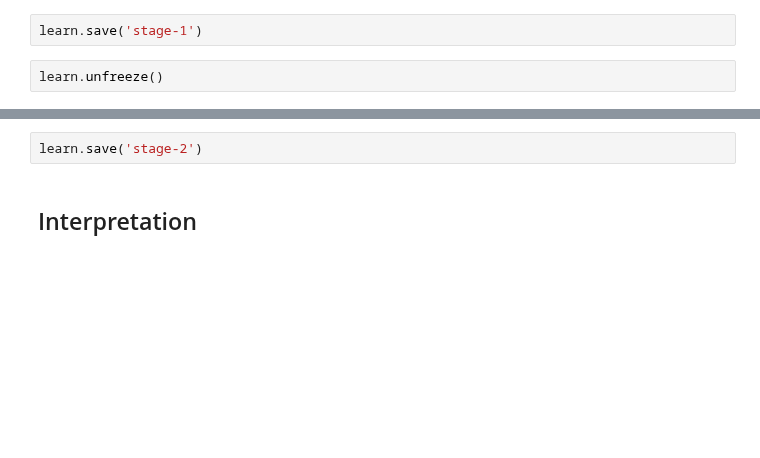
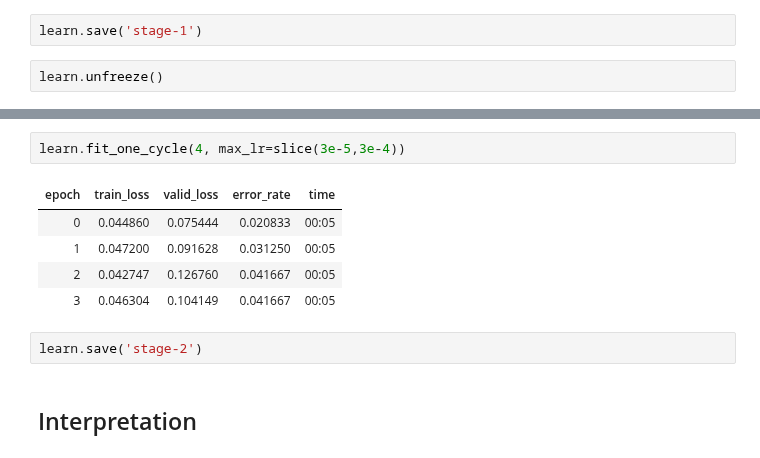
Before and after one commit to GrueneKatze/course-v3, a Jupyter notebook: nbs/dl1/lesson2-download.ipynb, the cells around one changed output, grey strips where cells are left out. Cells and saved outputs as stored; diff of their text form; blank space fills up the shorter version.

```diff
--- a/nbs/dl1/lesson2-download.ipynb
+++ b/nbs/dl1/lesson2-download.ipynb
@@ -261,3 +272,11 @@ learn.fit_one_cycle(2, max_lr=slice(3e-5,3e-4))
+# %%
+learn.fit_one_cycle(4, max_lr=slice(3e-5,3e-4))
+# %% [output]
+| epoch | train_loss | valid_loss | error_rate | time |
+| 0 | 0.044860 | 0.075444 | 0.020833 | 00:05 |
+| 1 | 0.047200 | 0.091628 | 0.031250 | 00:05 |
+| 2 | 0.042747 | 0.126760 | 0.041667 | 00:05 |
+| 3 | 0.046304 | 0.104149 | 0.041667 | 00:05 |
 # %%
 learn.save('stage-2')
 # %% [markdown]
```
Also changed, not shown: parts of 9 cells of this notebook.
